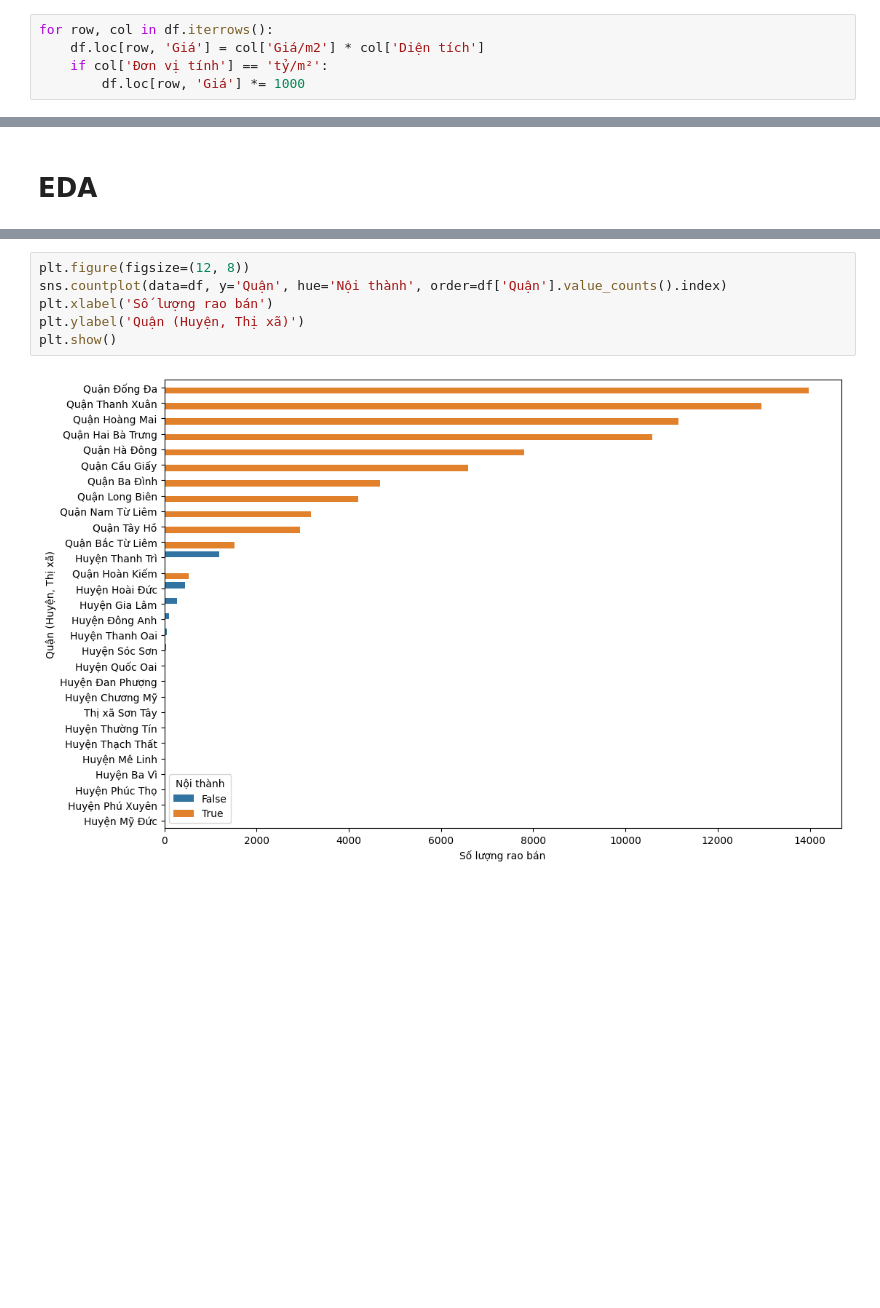
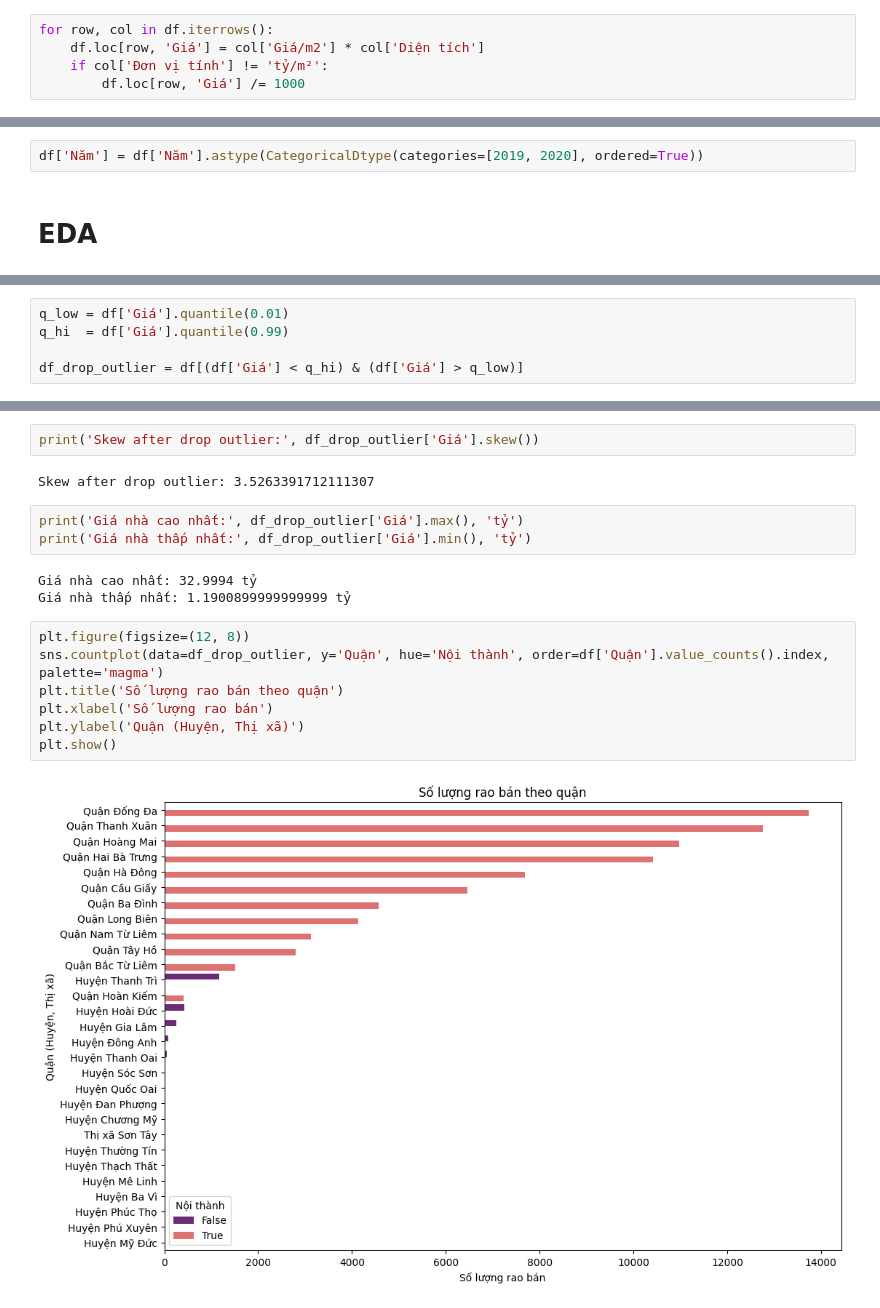
Before and after one commit to tdbui1209/category_dtype_hanoi_saleprice, a Jupyter notebook: hanoi_fix.ipynb, the cells around one changed output, grey strips where cells are left out. Drawn from its saved outputs; the diff is of its cells as text; blank space fills up the shorter version.

```diff
--- a/hanoi_fix.ipynb
+++ b/hanoi_fix.ipynb
@@ -616,8 +630,8 @@ Các entries có 'Đơn vị tính' là 'tỷ/m²' sẽ nhân với 1000
 # %%
 for row, col in df.iterrows():
     df.loc[row, 'Giá'] = col['Giá/m2'] * col['Diện tích']
-    if col['Đơn vị tính'] == 'tỷ/m²':
-        df.loc[row, 'Giá'] *= 1000
+    if col['Đơn vị tính'] != 'tỷ/m²':
+        df.loc[row, 'Giá'] /= 1000
 # %% [markdown]
 Tạo feature 'Nội thành'
 # %%
@@ -626,5 +640,7 @@ df['Nội thành'] = df['Quận'].apply(lambda x: True if 'Quận' in x else Fal
 Tạo feature 'Năm'
 # %%
 df['Năm'] = df['Ngày'].dt.year
+# %%
+df['Năm'] = df['Năm'].astype(CategoricalDtype(categories=[2019, 2020], ordered=True))
 # %% [markdown]
 # EDA
@@ -630,0 +671,5 @@ df['Năm'] = df['Ngày'].dt.year
+# %%
+q_low = df['Giá'].quantile(0.01)
+q_hi  = df['Giá'].quantile(0.99)
+
+df_drop_outlier = df[(df['Giá'] < q_hi) & (df['Giá'] > q_low)]
@@ -631,8 +686,19 @@ df['Năm'] = df['Ngày'].dt.year
+# %%
+print('Skew after drop outlier:', df_drop_outlier['Giá'].skew())
+# %% [output]
+Skew after drop outlier: 3.5263391712111307
+# %%
+print('Giá nhà cao nhất:', df_drop_outlier['Giá'].max(), 'tỷ')
+print('Giá nhà thấp nhất:', df_drop_outlier['Giá'].min(), 'tỷ')
+# %% [output]
+Giá nhà cao nhất: 32.9994 tỷ
+Giá nhà thấp nhất: 1.1900899999999999 tỷ
 # %%
 plt.figure(figsize=(12, 8))
-sns.countplot(data=df, y='Quận', hue='Nội thành', order=df['Quận'].value_counts().index)
+sns.countplot(data=df_drop_outlier, y='Quận', hue='Nội thành', order=df['Quận'].value_counts().index, palette='magma')
+plt.title('Số lượng rao bán theo quận')
 plt.xlabel('Số lượng rao bán')
 plt.ylabel('Quận (Huyện, Thị xã)')
 plt.show()
 # %% [output]
-[figure, old version]
+[figure, new version]
```
Also changed, not shown: parts of 70 cells of this notebook.
